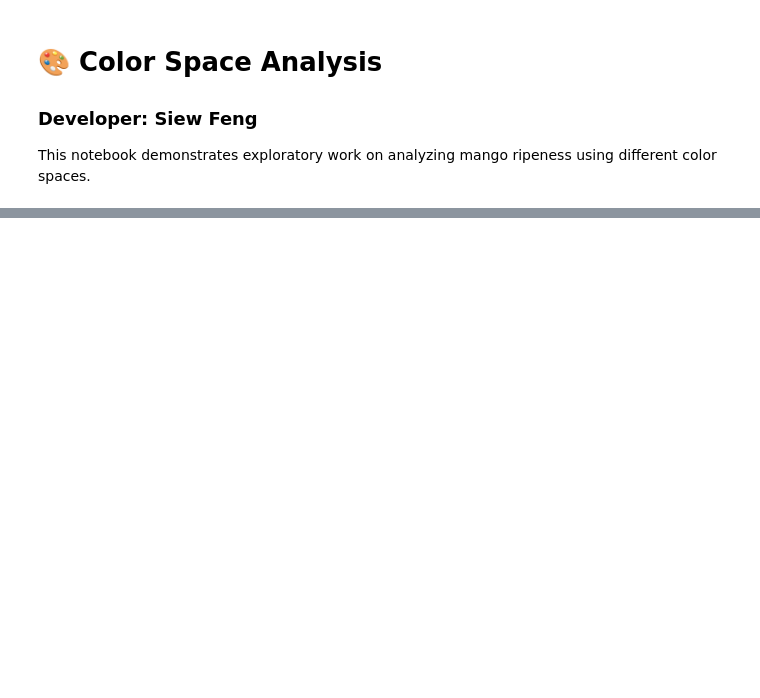
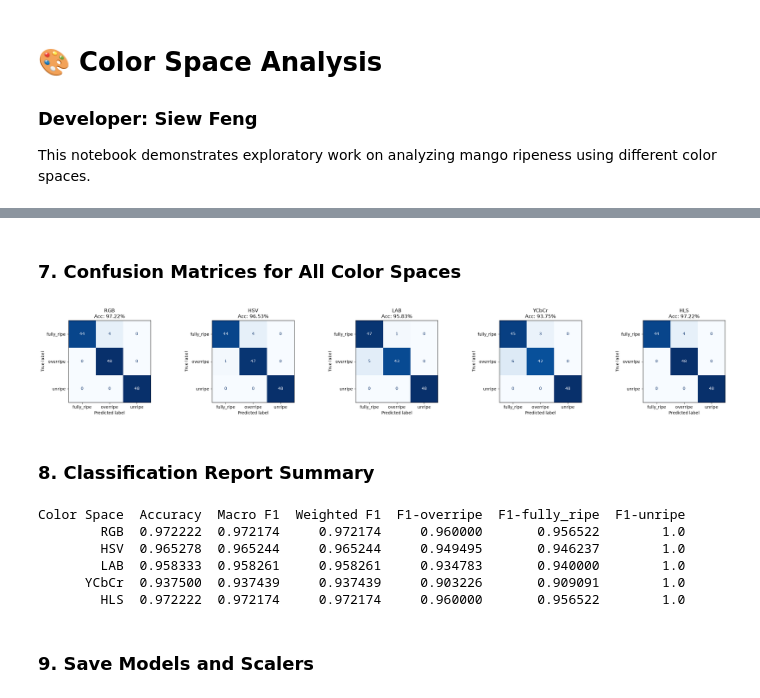
Before and after one commit to ChamHerman/mango-ripeness-grading, a Jupyter notebook: notebooks/color_space_sf.ipynb, the cells around one changed output, grey strips where cells are left out. Drawn from its saved outputs; the diff is of its cells as text; code cells hidden in the pictures; blank space fills up the shorter version.

```diff
--- a/notebooks/color_space_sf.ipynb
+++ b/notebooks/color_space_sf.ipynb
@@ -133,16 +5,0 @@ def extract_features(image, mask, color_space, channel_names):
-# %%
-gray = cv2.cvtColor(image, cv2.COLOR_BGR2GRAY)
-mask = (gray > 50).astype(np.uint8) * 255
-
-import pandas as pd
-
-rgb_features = extract_features(
-    image=rgb,
-    mask=mask,
-    color_space="HSV",
-    channel_names=["R", "G", "B"]
-)
-
-rgb_df = pd.DataFrame([rgb_features])
-
-print(rgb_df)
@@ -933,0 +206,16 @@ Predicted Ripeness: overripe
+# %%
+# Build train and test datasets
+print("Building train dataset...")
+train_dfs = build_dataset("train", augment=AUGMENT)
+print("Building test dataset...")
+test_dfs = build_dataset("test", augment=False)   # no augmentation on test
+
+# Save feature CSVs (optional)
+os.makedirs(OUTPUT_DIR, exist_ok=True)
+for ds_name, dfs in [("train", train_dfs), ("test", test_dfs)]:
+    ds_dir = os.path.join(OUTPUT_DIR, ds_name)
+    os.makedirs(ds_dir, exist_ok=True)
+    for space_name, df in dfs.items():
+        out_path = os.path.join(ds_dir, f"{space_name}_features.csv")
+        df.to_csv(out_path, index=False)
+        print(f"Saved {out_path}")
@@ -933,0 +321,45 @@ Predicted Ripeness: overripe
+# %% [markdown]
+### 7. Confusion Matrices for All Color Spaces
+# %%
+fig, axes = plt.subplots(1, len(results), figsize=(5*len(results), 4))
+if len(results) == 1:
+    axes = [axes]
+for ax, (space_name, res) in zip(axes, results.items()):
+    ConfusionMatrixDisplay.from_predictions(
+        res["y_true"], res["y_pred"],
+        ax=ax, cmap="Blues", colorbar=False
+    )
+    ax.set_title(f"{space_name}\nAcc: {res['accuracy']:.2%}")
+plt.tight_layout()
+plt.show()
+# %% [output]
+[figure, added]
+# %% [markdown]
+### 8. Classification Report Summary
+# %%
+# Display a combined table
+summary = []
+for space_name, res in results.items():
+    report = res["report"]
+    row = {
+        "Color Space": space_name,
+        "Accuracy": res["accuracy"],
+        "Macro F1": report["macro avg"]["f1-score"],
+        "Weighted F1": report["weighted avg"]["f1-score"]
+    }
+    # Add per-class F1
+    for cls in CLASSES:
+        row[f"F1-{cls}"] = report[cls]["f1-score"]
+    summary.append(row)
+
+summary_df = pd.DataFrame(summary)
+print(summary_df.to_string(index=False))
+# %% [output]
+Color Space  Accuracy  Macro F1  Weighted F1  F1-overripe  F1-fully_ripe  F1-unripe
+        RGB  0.972222  0.972174     0.972174     0.960000       0.956522        1.0
+        HSV  0.965278  0.965244     0.965244     0.949495       0.946237        1.0
+        LAB  0.958333  0.958261     0.958261     0.934783       0.940000        1.0
+      YCbCr  0.937500  0.937439     0.937439     0.903226       0.909091        1.0
+        HLS  0.972222  0.972174     0.972174     0.960000       0.956522        1.0
+# %% [markdown]
+### 9. Save Models and Scalers
```
Also changed, not shown: parts of 42 cells of this notebook, 2 other files.
